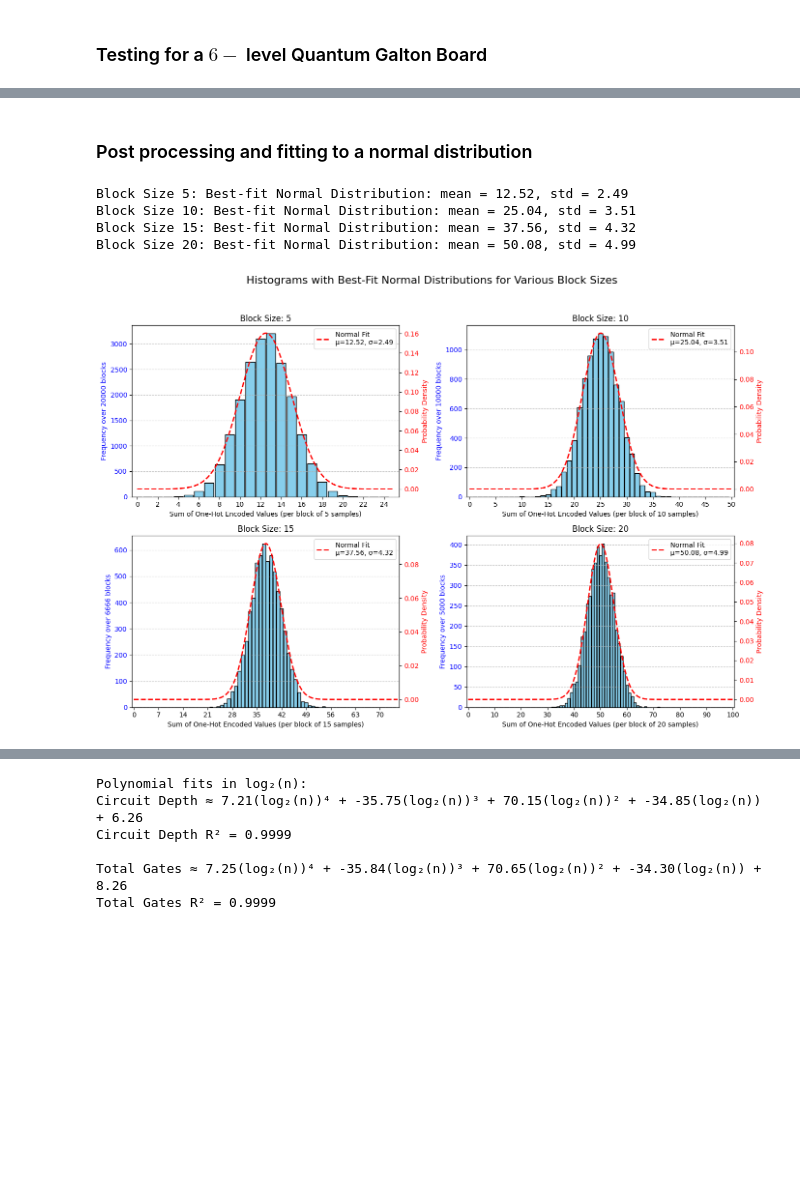
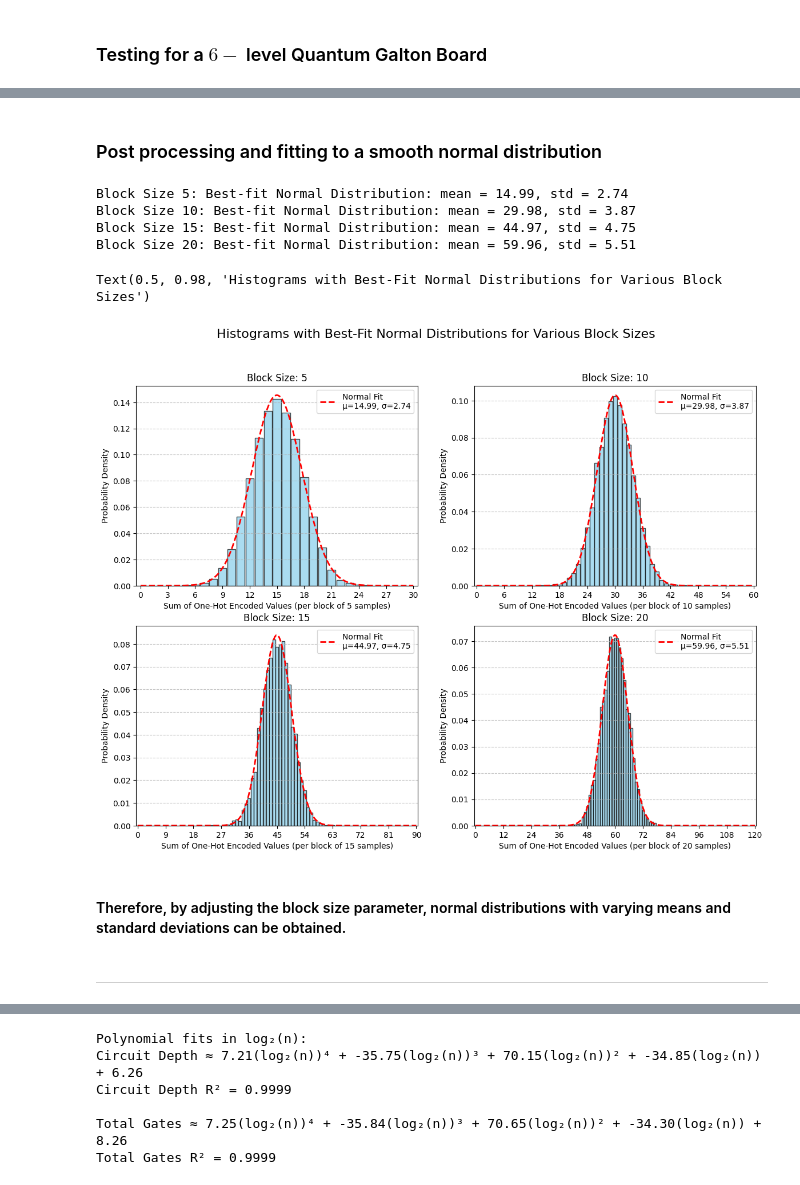
Before and after one commit to virajd98/Q-Plinkers, a Jupyter notebook: Generalized_Galton_Board.ipynb, the cells around one changed output, grey strips where cells are left out. Drawn from its saved outputs; the diff is of its cells as text; code cells hidden in the pictures; blank space fills up the shorter version.

```diff
--- a/Generalized_Galton_Board.ipynb
+++ b/Generalized_Galton_Board.ipynb
@@ -15,5 +17,15 @@ from scipy.stats import kstest, norm
 # %%
 def _pair_sequence_shift_third(r: int, centre: int, right_edge: int) -> list[tuple[int, int]]:
+    """Generate pairs of qubits for controlled swaps and CNOT operation in the Galton box.
+
+    Args:
+        r (int): Current row index
+        centre (int): Centre qubit index
+        right_edge (int): set to 2n + 1 for Galton box with n rows
+
+    Returns:
+        list[tuple[int, int]]: List of pairs of qubit indices for controlled swaps
+    """
     pairs = []
     first, second = (centre - r, centre - r + 1), (centre - r + 1, centre - r + 2)
     pairs.extend([first, second])
@@ -120,6 +132,7 @@ def galton_box_shifted(n: int, coin_gate, *, draw=False) -> QuantumCircuit:
 
 
 # Generalizing post processing to obtain the normal distribution
+
 def post_process_histogram(memory_bitstrings, block_size):
 
     # one hot encoding of the even bitstrings
@@ -160,63 +174,55 @@ plt.show()
 # %% [markdown]
-### Post processing and fitting to a normal distribution
+### Post processing and fitting to a smooth normal distribution
 # %%
-import scipy.stats as stats
-from scipy.stats import norm
-from scipy.stats import kstest, norm
-
 job = backend.run(compiled, shots=100000, memory=True)
-memory_counts = job.result().get_memory()  # to get the list of 20000 bitstrings in order of experiments/shots
+memory_counts = job.result().get_memory()  # to get the list of bitstrings in order of experiments/shots
 
 block_size_list = [5,10,15,20]  # Block size for summation
 
 fig_outer, axs_outer = plt.subplots(nrows=2, ncols=2, figsize=(14, 10))
 axs_outer_flat = axs_outer.flatten()
 
 for i in range(len(block_size_list)):
     even_bitstrings, block_sums, bin_size = post_process_histogram(memory_counts, block_size_list[i])
 
     # Fit normal distribution
     mu, std = norm.fit(block_sums)
     print(f"Block Size {block_size_list[i]}: Best-fit Normal Distribution: mean = {mu:.2f}, std = {std:.2f}")
 
-    ax1 = axs_outer_flat[i]
-    ax2 = ax1.twinx() # Create a twin axis for the PDF on the current subplot
+    ax = axs_outer_flat[i]
 
-    count, bins, _ = ax1.hist(block_sums, bins=range(0, bin_size), align='left',
-                              rwidth=0.9, color='skyblue', edgecolor='black')
+    # Create histogram with density=True to get probability density
+    count, bins, _ = ax.hist(block_sums, bins=range(0, bin_size), align='left',
+                              rwidth=0.9, color='skyblue', edgecolor='black',
+                              density=True, alpha=0.7)
 
     xmin_pdf, xmax_pdf = 0, bin_size - 1 # Adjusted to cover full possible range of sums
     x_pdf = np.linspace(xmin_pdf, xmax_pdf, 200) # More points for smoother curve
     p = norm.pdf(x_pdf, mu, std)
-    ax2.plot(x_pdf, p, 'r--', linewidth=2, label=f'Normal Fit\nμ={mu:.2f}, σ={std:.2f}')
-    ax2.legend(loc='upper right')
+    ax.plot(x_pdf, p, 'r--', linewidth=2, label=f'Normal Fit\nμ={mu:.2f}, σ={std:.2f}')
+    ax.legend(loc='upper right')
+
+    ax.set_xlabel(f"Sum of One-Hot Encoded Values (per block of {block_size_list[i]} samples)")
+    ax.set_ylabel("Probability Density")
+
+    tick_interval = max(1, bin_size // 10)
+    ax.set_xticks(np.arange(0, bin_size, tick_interval))
+    ax.set_xlim(-0.5, bin_size - 0.5)
+
+    ax.set_title(f"Block Size: {block_size_list[i]}")
+    ax.grid(axis='y', linestyle='--', alpha=0.7)
 
 
-    ax1.set_xlabel(f"Sum of One-Hot Encoded Values (per block of {block_size_list[i]} samples)")
-    # Assuming 100000 total samples, number of blocks is total_samples // block_size
-    num_blocks_for_label = 100000 // block_size_list[i]
-    ax1.set_ylabel(f"Frequency over {num_blocks_for_label} blocks", color='blue')
-    ax2.set_ylabel("Probability Density", color='red')
-
-    ax1.tick_params(axis='y', labelcolor='blue')
-    ax2.tick_params(axis='y', labelcolor='red')
-
-
-    tick_interval = max(1, bin_size // 10) # Roughly 10 ticks, at least 1
-    ax1.set_xticks(np.arange(0, bin_size, tick_interval))
-    ax1.set_xlim(-0.5, bin_size - 0.5)
-
-    ax1.set_title(f"Block Size: {block_size_list[i]}")
-    ax1.grid(axis='y', linestyle='--', alpha=0.7)
-
-# Adjust overall title and layout
 fig_outer.suptitle("Histograms with Best-Fit Normal Distributions for Various Block Sizes", fontsize=16)
-plt.tight_layout(rect=[0, 0.03, 1, 0.95]) # Adjust rect to make space for suptitle
-plt.show()
 # %% [output]
-Block Size 5: Best-fit Normal Distribution: mean = 12.52, std = 2.49
-Block Size 10: Best-fit Normal Distribution: mean = 25.04, std = 3.51
-Block Size 15: Best-fit Normal Distribution: mean = 37.56, std = 4.32
-Block Size 20: Best-fit Normal Distribution: mean = 50.08, std = 4.99
+Block Size 5: Best-fit Normal Distribution: mean = 14.99, std = 2.74
+Block Size 10: Best-fit Normal Distribution: mean = 29.98, std = 3.87
+Block Size 15: Best-fit Normal Distribution: mean = 44.97, std = 4.75
+Block Size 20: Best-fit Normal Distribution: mean = 59.96, std = 5.51
+Text(0.5, 0.98, 'Histograms with Best-Fit Normal Distributions for Various Block Sizes')
-[figure, old version]
+[figure, new version]
+# %% [markdown]
+#### Therefore, by adjusting the block size parameter, normal distributions with varying means and standard deviations can be obtained.
+# %% [markdown]
+____
 # %% [markdown]
```
Also changed, not shown: parts of 18 cells of this notebook, 2 other files.
